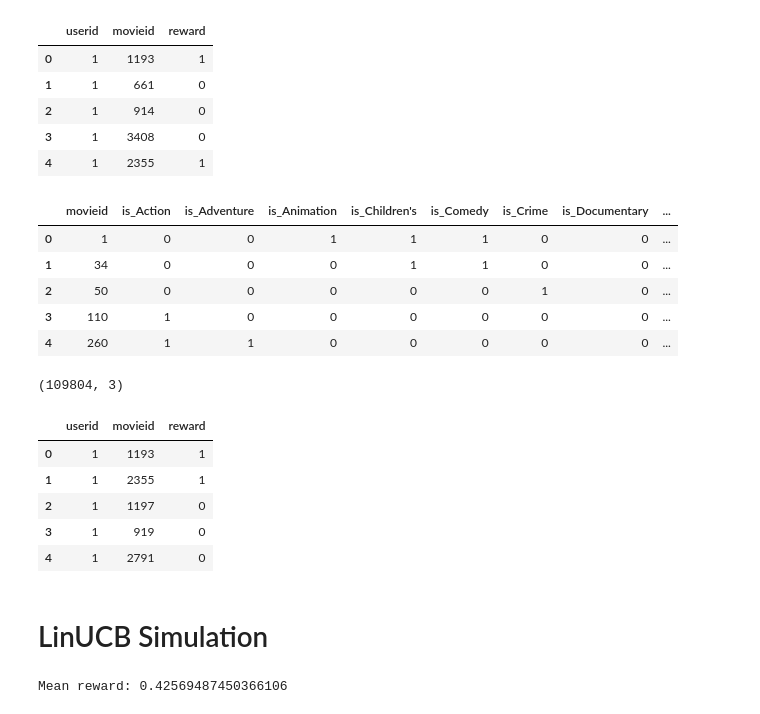
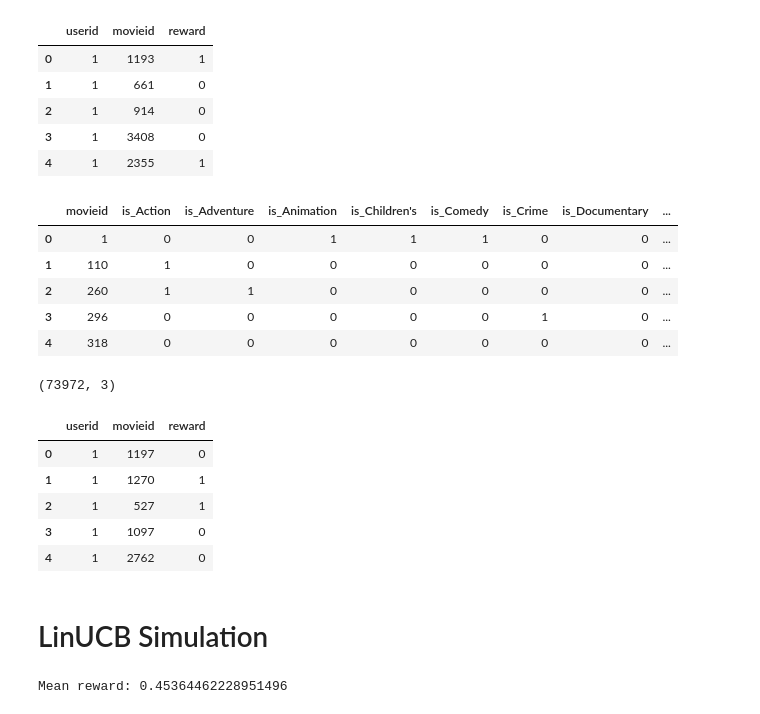
Before and after one commit to sungwoopark95/rl-practice, a Jupyter notebook: bandit/LinUCB/LinUCB_simulation.ipynb, the cells around one changed output. Saved outputs shown, nothing was run; the diff lists cells and outputs as text; code cells hidden in the pictures.

```diff
--- a/bandit/LinUCB/LinUCB_simulation.ipynb
+++ b/bandit/LinUCB/LinUCB_simulation.ipynb
@@ -208,35 +208,35 @@ ratings.head()
 | 3 | 1 | 3408 | 0 |
 | 4 | 1 | 2355 | 1 |
 # %%
-n = 50
+n = 30
 
 top_movies = ratings[["movieid", "userid"]].groupby(by="movieid").count().sort_values(by=["userid"], ascending=False)
 top_movies.reset_index(drop=False, inplace=True)
 top_movies.head()
 top_n_movies = movies[movies['movieid'].isin(top_movies.head(n)['movieid'])]
 top_n_movies.sort_values(by='movieid', inplace=True)
 top_n_movies.reset_index(drop=True, inplace=True)
 top_n_movies.head()
 # %% [output]
 |  | movieid | is_Action | is_Adventure | is_Animation | is_Children's | is_Comedy | is_Crime | is_Documentary | ... |
 | 0 | 1 | 0 | 0 | 1 | 1 | 1 | 0 | 0 | ... |
-| 1 | 34 | 0 | 0 | 0 | 1 | 1 | 0 | 0 | ... |
-| 2 | 50 | 0 | 0 | 0 | 0 | 0 | 1 | 0 | ... |
-| 3 | 110 | 1 | 0 | 0 | 0 | 0 | 0 | 0 | ... |
-| 4 | 260 | 1 | 1 | 0 | 0 | 0 | 0 | 0 | ... |
+| 1 | 110 | 1 | 0 | 0 | 0 | 0 | 0 | 0 | ... |
+| 2 | 260 | 1 | 1 | 0 | 0 | 0 | 0 | 0 | ... |
+| 3 | 296 | 0 | 0 | 0 | 0 | 0 | 1 | 0 | ... |
+| 4 | 318 | 0 | 0 | 0 | 0 | 0 | 0 | 0 | ... |
 # %%
 top_n_ratings = ratings[ratings['movieid'].isin(top_n_movies['movieid'])]
 top_n_ratings.reset_index(drop=True, inplace=True)
 print(top_n_ratings.shape)
 top_n_ratings.head()
 # %% [output]
-(109804, 3)
+(73972, 3)
 |  | userid | movieid | reward |
-| 0 | 1 | 1193 | 1 |
-| 1 | 1 | 2355 | 1 |
-| 2 | 1 | 1197 | 0 |
-| 3 | 1 | 919 | 0 |
-| 4 | 1 | 2791 | 0 |
+| 0 | 1 | 1197 | 0 |
+| 1 | 1 | 1270 | 1 |
+| 2 | 1 | 527 | 1 |
+| 3 | 1 | 1097 | 0 |
+| 4 | 1 | 2762 | 0 |
 # %% [markdown]
 # LinUCB Simulation
 # %%
@@ -288,7 +288,7 @@ alphas = [0., 0.5, 1., 2.]
 reward_mean = top_n_ratings["reward"].mean()
 print(f"Mean reward: {reward_mean}")
 # %% [output]
-Mean reward: 0.42569487450366106
+Mean reward: 0.45364462228951496
 # %%
 plt.figure(figsize=(12, 10))
 
```
Also changed, not shown: parts of 3 cells of this notebook, 1 other file.
